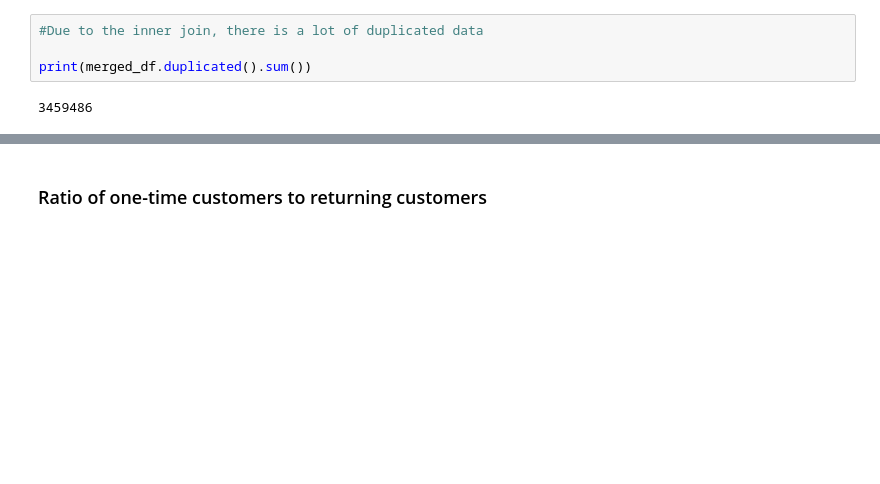
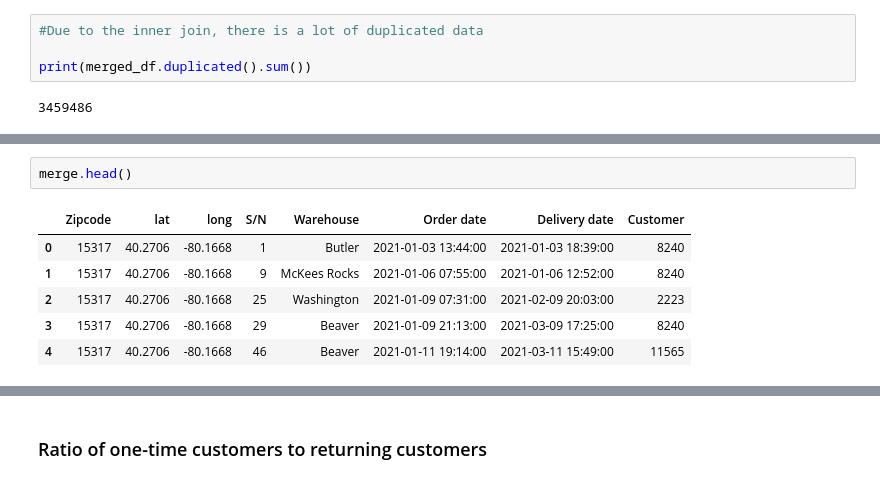
Before and after one commit to BerylCAtieno/delivery_data_analysis, a Jupyter notebook: Delivery Data Analysis.ipynb, the cells around one changed output, grey strips where cells are left out. Cells and saved outputs as stored; diff of their text form; blank space fills up the shorter version.

```diff
--- a/Delivery Data Analysis.ipynb
+++ b/Delivery Data Analysis.ipynb
@@ -312 +313,10 @@ memory usage: 620.6+ KB
+# %%
+merge.head()
+# %% [output]
+|  | Zipcode | lat | long | S/N | Warehouse | Order date | Delivery date | Customer |
+| 0 | 15317 | 40.2706 | -80.1668 | 1 | Butler | 2021-01-03 13:44:00 | 2021-01-03 18:39:00 | 8240 |
+| 1 | 15317 | 40.2706 | -80.1668 | 9 | McKees Rocks | 2021-01-06 07:55:00 | 2021-01-06 12:52:00 | 8240 |
+| 2 | 15317 | 40.2706 | -80.1668 | 25 | Washington | 2021-01-09 07:31:00 | 2021-02-09 20:03:00 | 2223 |
+| 3 | 15317 | 40.2706 | -80.1668 | 29 | Beaver | 2021-01-09 21:13:00 | 2021-03-09 17:25:00 | 8240 |
+| 4 | 15317 | 40.2706 | -80.1668 | 46 | Beaver | 2021-01-11 19:14:00 | 2021-03-11 15:49:00 | 11565 |
 # %%
```
Also changed, not shown: parts of 5 cells of this notebook.
